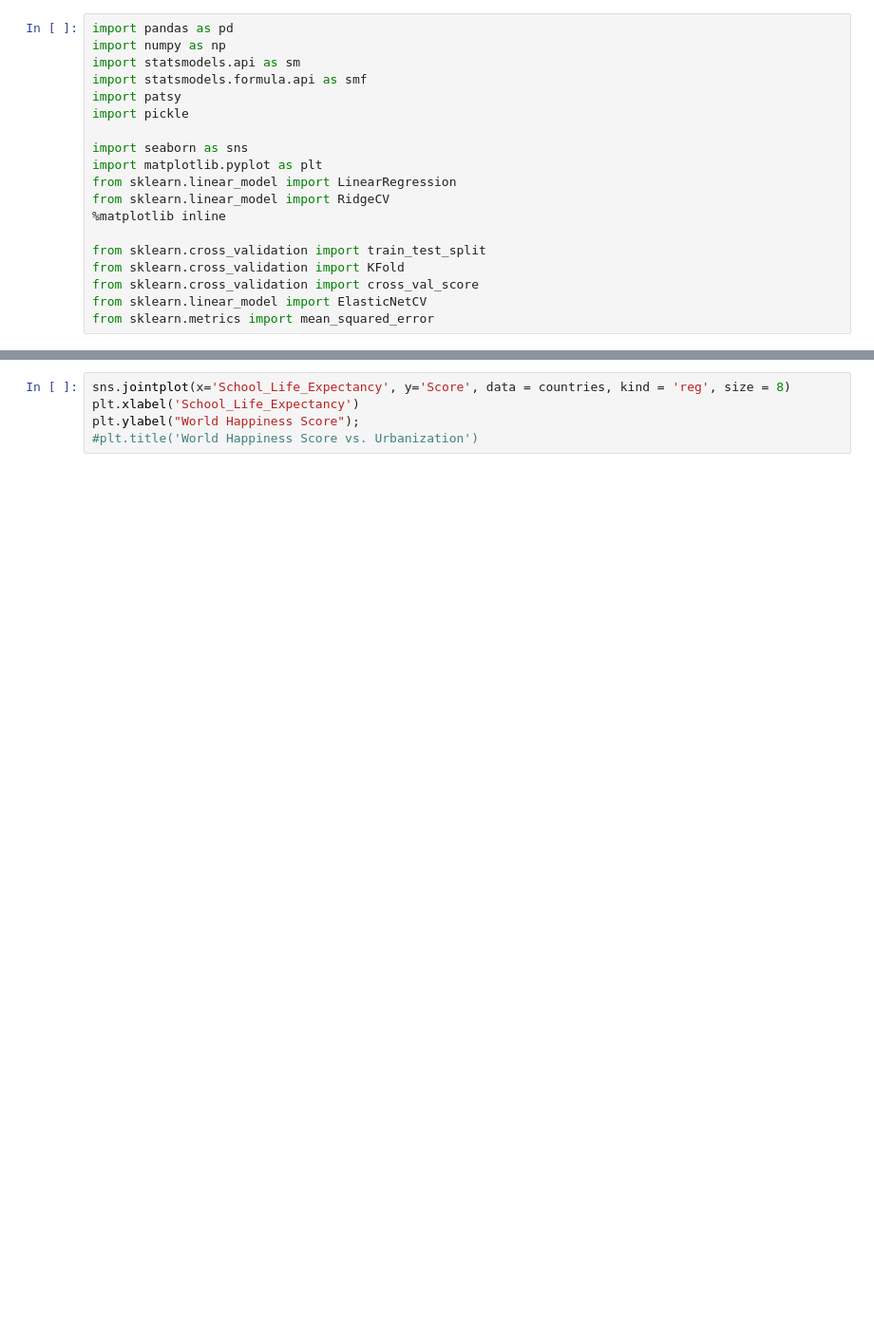
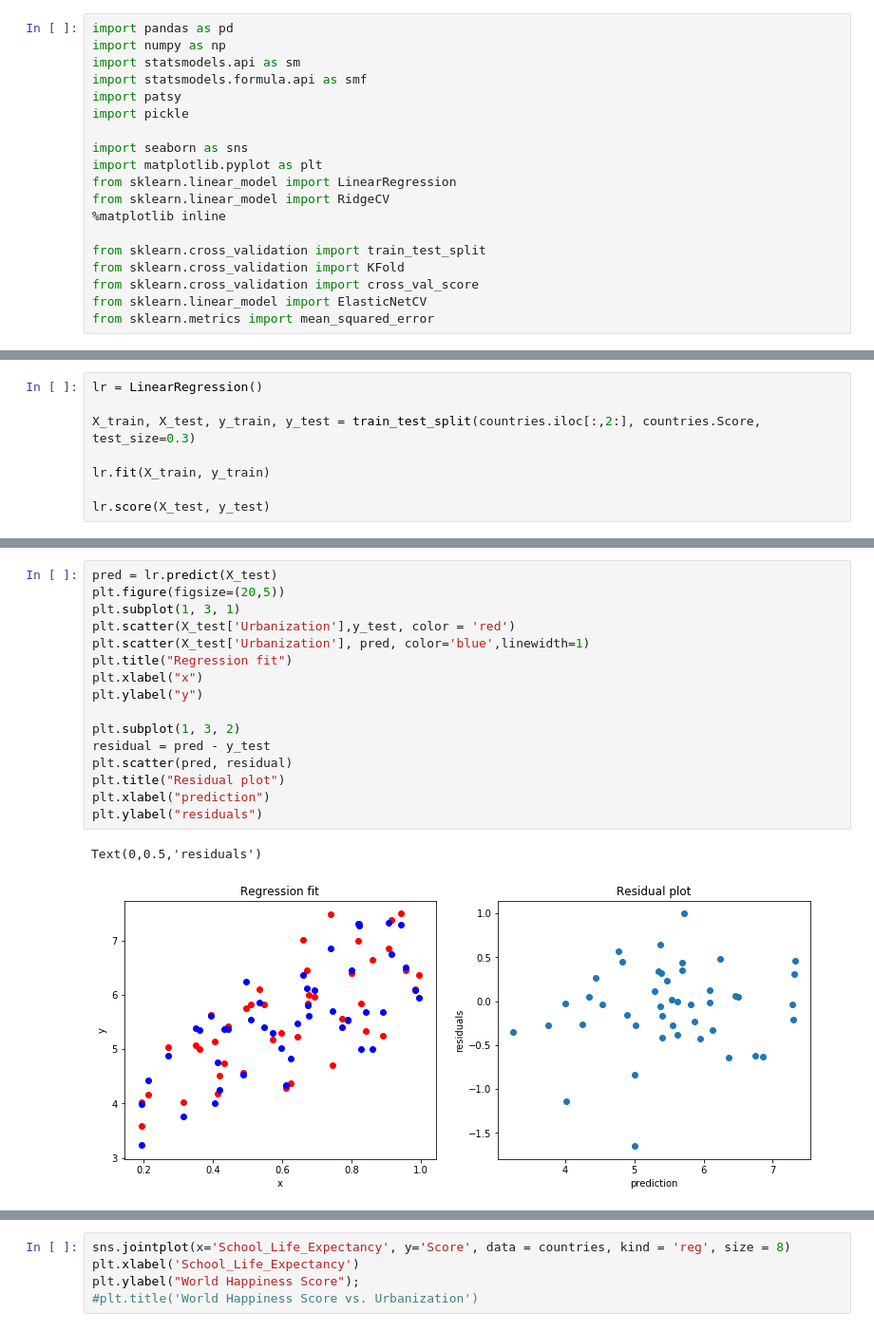
Before and after one commit to emilyageller/Geller_Metis, a Jupyter notebook: Project 2/Project 2 MVP.ipynb, the cells around one changed output, grey strips where cells are left out. Shown at 95% size. Saved outputs shown, nothing was run; the diff lists cells and outputs as text; blank space fills up the shorter version.

```diff
--- a/Project 2/Project 2 MVP.ipynb
+++ b/Project 2/Project 2 MVP.ipynb
@@ -40,0 +60,8 @@ plt.ylabel("World Happiness Score");
+# %%
+lr = LinearRegression()
+
+X_train, X_test, y_train, y_test = train_test_split(countries.iloc[:,2:], countries.Score, test_size=0.3)
+
+lr.fit(X_train, y_train)
+
+lr.score(X_test, y_test)
@@ -64,0 +97,19 @@ OLS Regression Results
+# %%
+pred = lr.predict(X_test)
+plt.figure(figsize=(20,5))
+plt.subplot(1, 3, 1)
+plt.scatter(X_test['Urbanization'],y_test, color = 'red')
+plt.scatter(X_test['Urbanization'], pred, color='blue',linewidth=1)
+plt.title("Regression fit")
+plt.xlabel("x")
+plt.ylabel("y")
+
+plt.subplot(1, 3, 2)
+residual = pred - y_test
+plt.scatter(pred, residual)
+plt.title("Residual plot")
+plt.xlabel("prediction")
+plt.ylabel("residuals")
+# %% [output]
+Text(0,0.5,'residuals')
+[figure, added]
```
Also changed, not shown: parts of 14 cells of this notebook, 5 other files.
